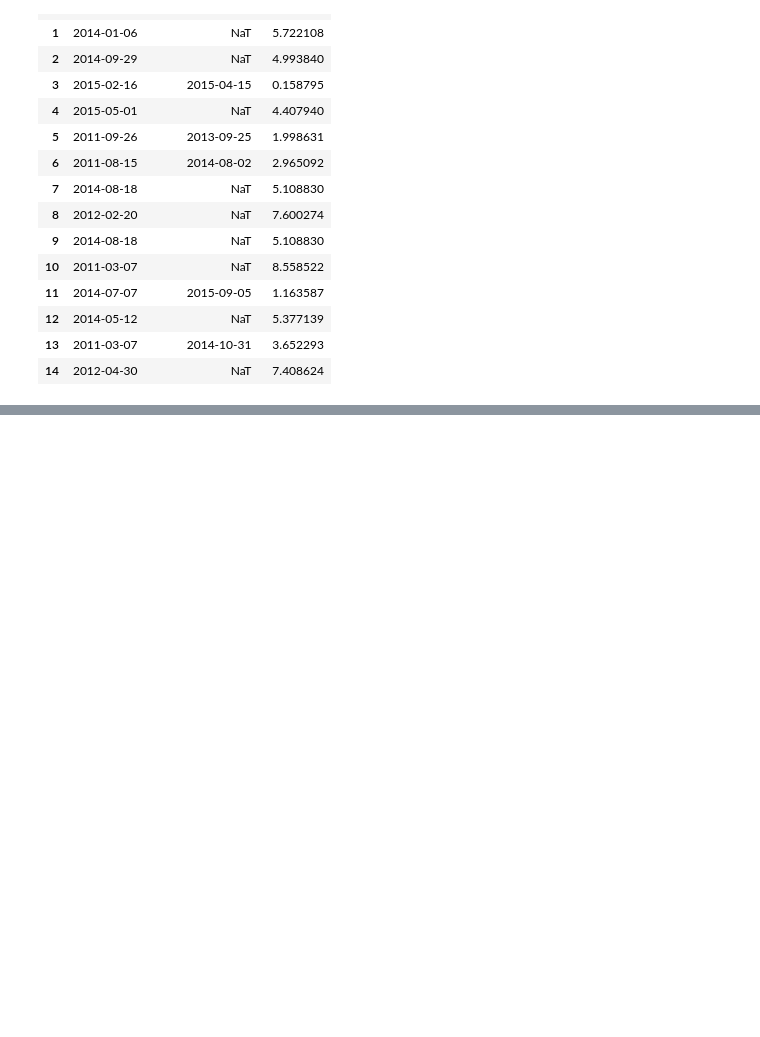
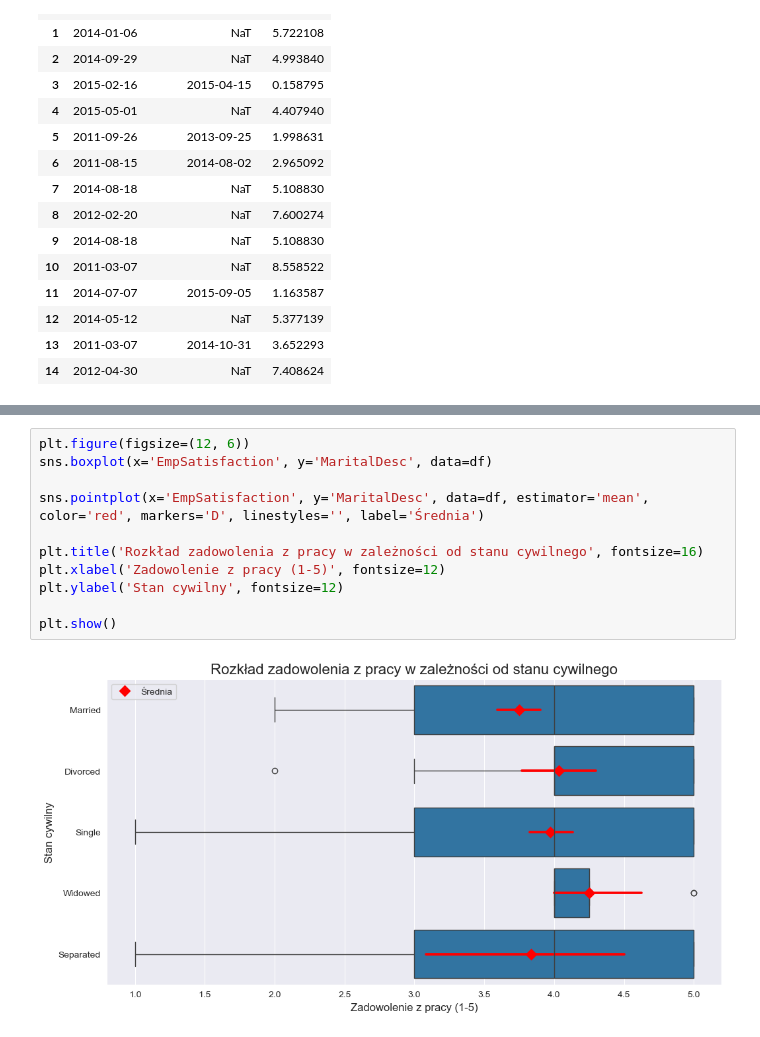
Before and after one commit to GregoireVerte/hr_data, a Jupyter notebook: hr_data.ipynb, the cells around one changed output, grey strips where cells are left out. Drawn from its saved outputs; the diff is of its cells as text; blank space fills up the shorter version.

```diff
--- a/hr_data.ipynb
+++ b/hr_data.ipynb
@@ -311,0 +452,13 @@ df[['DateofHire','DateofTermination','Seniority']].head(15)
+# %%
+plt.figure(figsize=(12, 6))
+sns.boxplot(x='EmpSatisfaction', y='MaritalDesc', data=df)
+
+sns.pointplot(x='EmpSatisfaction', y='MaritalDesc', data=df, estimator='mean', color='red', markers='D', linestyles='', label='Średnia')
+
+plt.title('Rozkład zadowolenia z pracy w zależności od stanu cywilnego', fontsize=16)
+plt.xlabel('Zadowolenie z pracy (1-5)', fontsize=12)
+plt.ylabel('Stan cywilny', fontsize=12)
+
+plt.show()
+# %% [output]
+[figure, added]
```
Also changed, not shown: parts of 15 cells of this notebook.
